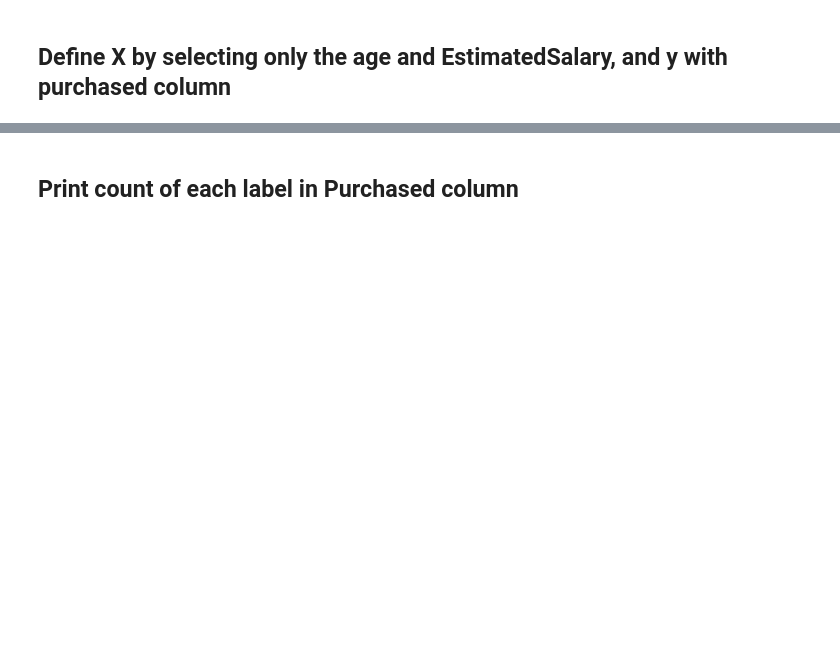
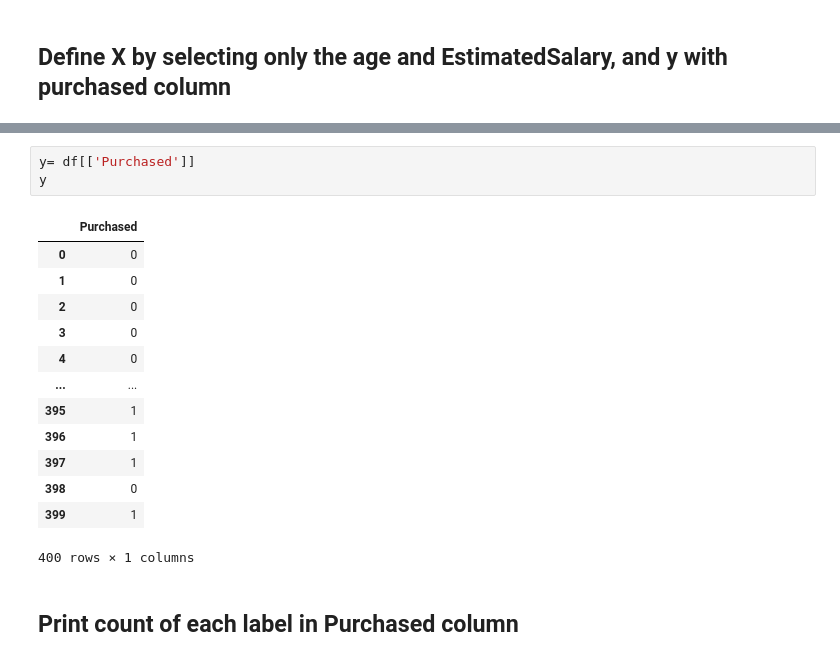
Before and after one commit to Tuwaiq-Data-Science-Bootcamp-V4/Logistic-Regression-Lab, a Jupyter notebook: LogisticRegression_Assignment.ipynb, the cells around one changed output, grey strips where cells are left out. Saved outputs shown, nothing was run; the diff lists cells and outputs as text; blank space fills up the shorter version.

```diff
--- a/LogisticRegression_Assignment.ipynb
+++ b/LogisticRegression_Assignment.ipynb
@@ -29,2 +49,19 @@ memory usage: 15.8+ KB
+# %%
+y= df[['Purchased']]
+y
+# %% [output]
+|  | Purchased |
+| 0 | 0 |
+| 1 | 0 |
+| 2 | 0 |
+| 3 | 0 |
+| 4 | 0 |
+| ... | ... |
+| 395 | 1 |
+| 396 | 1 |
+| 397 | 1 |
+| 398 | 0 |
+| 399 | 1 |
+400 rows × 1 columns
 # %% [markdown]
 ## Print count of each label in Purchased column
```
Also changed, not shown: parts of 39 cells of this notebook.
